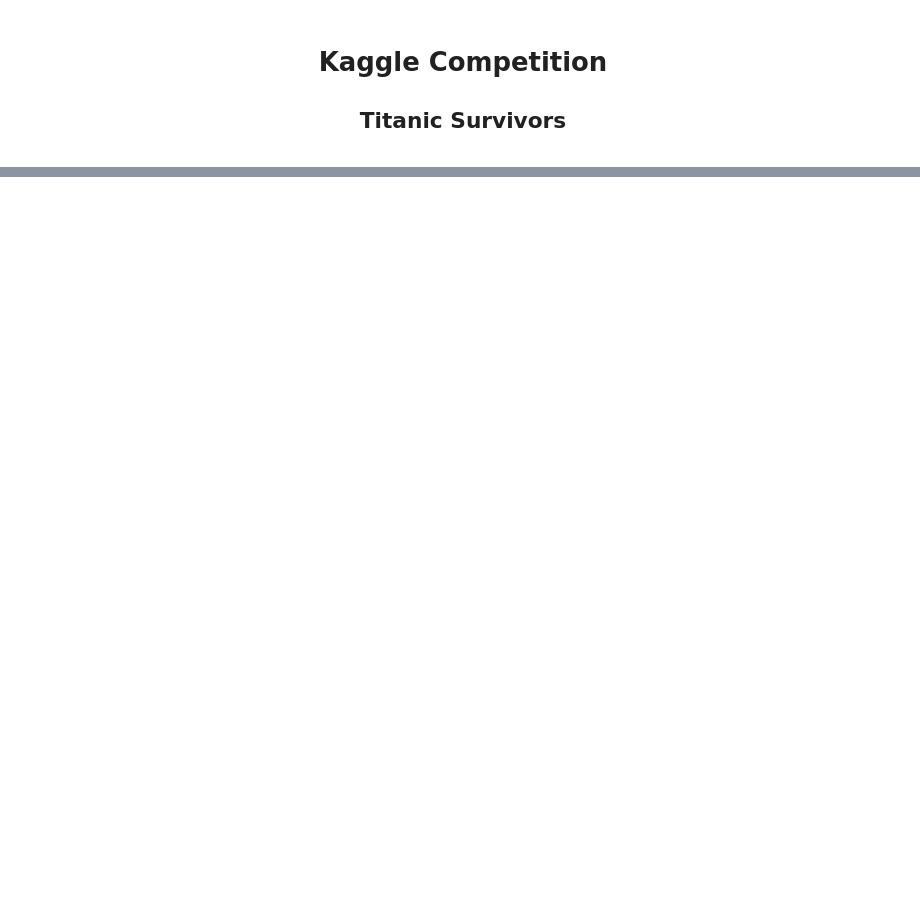
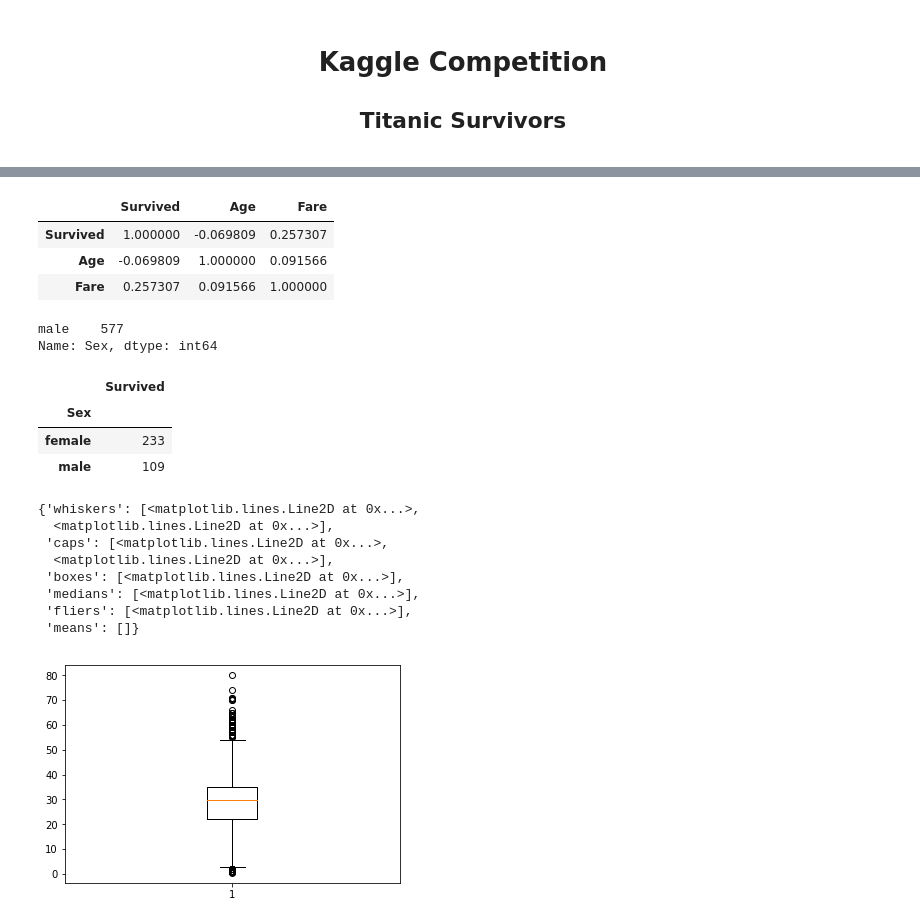
Before and after one commit to scottlinne/titanic, a Jupyter notebook: Titanic.ipynb, the cells around one changed output, grey strips where cells are left out. Cells and saved outputs as stored; diff of their text form; code cells hidden in the pictures; blank space fills up the shorter version.

```diff
--- a/Titanic.ipynb
+++ b/Titanic.ipynb
@@ -64,0 +161,2 @@ test.head()
+# %%
+data['title'] = data.Name.str.extract(r'(Mr|Miss|Master|Madam|Mrs|Mlle|Dr|Ms|Rev|Col|Mme|Major|Capt|Countess)')
@@ -64,0 +246,2 @@ test.head()
+# %%
+data['title'].fillna('Mr', inplace=True)
@@ -64,0 +294,31 @@ test.head()
+# %%
+data[['Survived', 'Age', 'Fare']].corr()
+# %% [output]
+|  | Survived | Age | Fare |
+| Survived | 1.000000 | -0.069809 | 0.257307 |
+| Age | -0.069809 | 1.000000 | 0.091566 |
+| Fare | 0.257307 | 0.091566 | 1.000000 |
+# %%
+data['Sex'][data.Sex=='male'].value_counts()
+# %% [output]
+male    577
+Name: Sex, dtype: int64
+# %%
+data[['Survived', 'Sex']].groupby('Sex').sum()
+# %% [output]
+|  | Survived |
+| Sex |  |
+| female | 233 |
+| male | 109 |
+# %%
+plt.boxplot(data['Age'])
+# %% [output]
+{'whiskers': [<matplotlib.lines.Line2D at 0x...>,
+  <matplotlib.lines.Line2D at 0x...>],
+ 'caps': [<matplotlib.lines.Line2D at 0x...>,
+  <matplotlib.lines.Line2D at 0x...>],
+ 'boxes': [<matplotlib.lines.Line2D at 0x...>],
+ 'medians': [<matplotlib.lines.Line2D at 0x...>],
+ 'fliers': [<matplotlib.lines.Line2D at 0x...>],
+ 'means': []}
+[figure, added]
```
Also changed, not shown: parts of 122 cells of this notebook.
